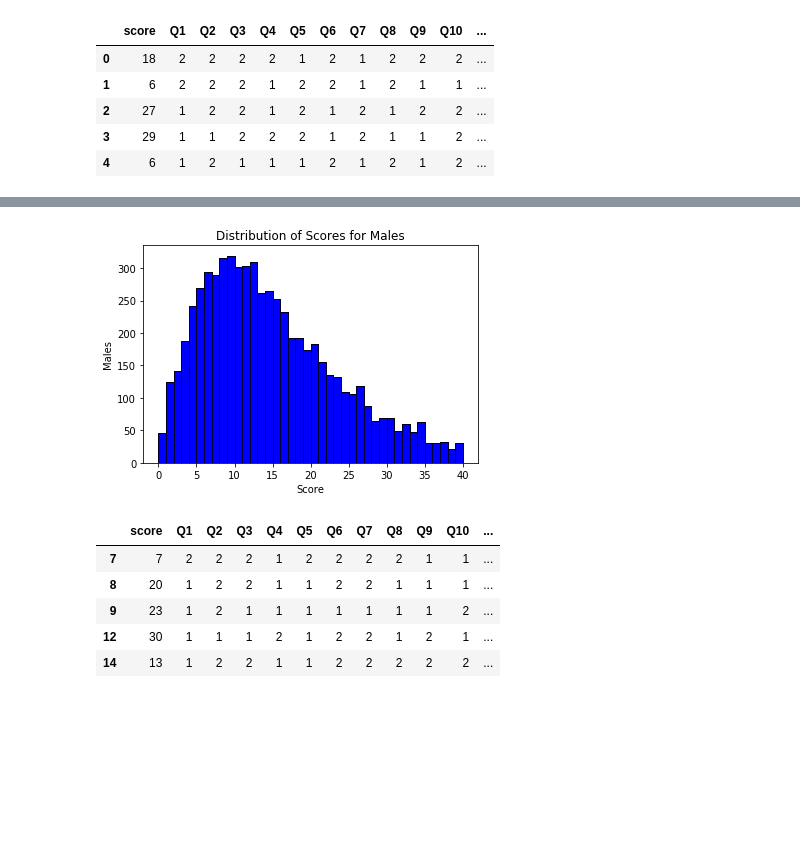
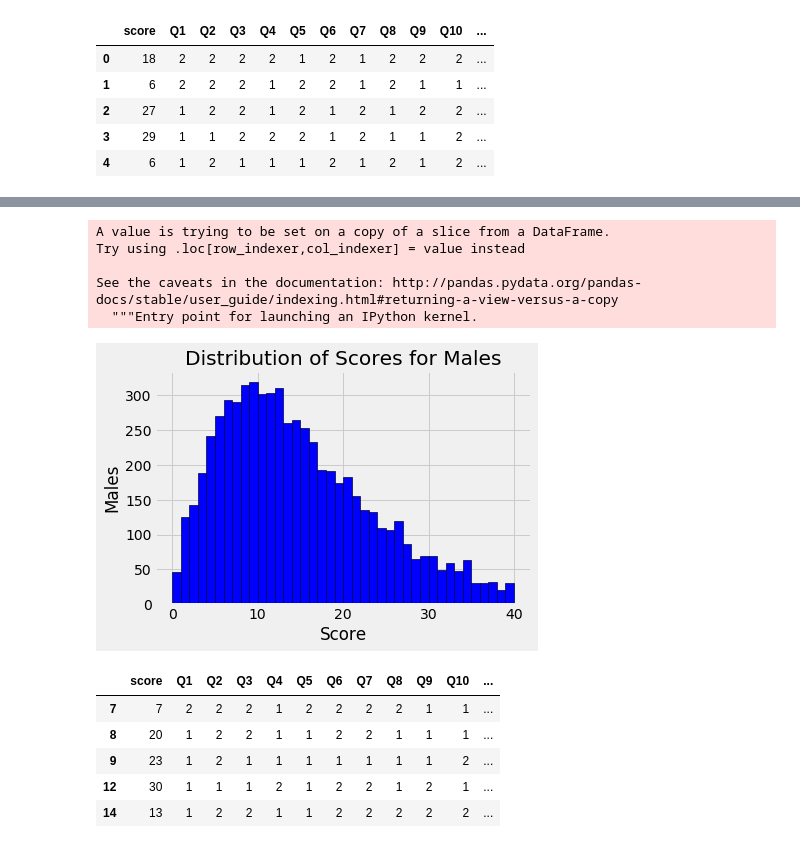
Before and after one commit to scrunts23/Unit-1-build-, a Jupyter notebook: Unit_1_Build.ipynb, the cells around one changed output, grey strips where cells are left out. Saved outputs shown, nothing was run; the diff lists cells and outputs as text; code cells hidden in the pictures; blank space fills up the shorter version.

```diff
--- a/Unit_1_Build.ipynb
+++ b/Unit_1_Build.ipynb
@@ -205,26 +194,38 @@ male.describe()
 | 50% | 13.000000 | 1.000000 | 2.000000 | 2.000000 | 1.000000 | 1.000000 | 2.000000 | 1.000000 | 1.000000 | 2.000000 | 2.000000 | ... |
 | 75% | 20.000000 | 2.000000 | 2.000000 | 2.000000 | 1.000000 | 2.000000 | 2.000000 | 2.000000 | 2.000000 | 2.000000 | 2.000000 | ... |
 | max | 40.000000 | 2.000000 | 2.000000 | 2.000000 | 2.000000 | 2.000000 | 2.000000 | 2.000000 | 2.000000 | 2.000000 | 2.000000 | ... |
+# %%
+# create score cut points in male data frame
+
+male['score_cuts'] = pd.cut(x=male['score'], bins=[0, 4, 8, 12, 16, 20, 24, 28, 32, 36, 40], labels=['0-4', '5-8', '9-12', '13-16', '17-20', '21-24', '25-28', '29-32', '33-36', '37-40'])
+# %% [output]
+A value is trying to be set on a copy of a slice from a DataFrame.
+Try using .loc[row_indexer,col_indexer] = value instead
+
+See the caveats in the documentation: http://pandas.pydata.org/pandas-docs/stable/user_guide/indexing.html#returning-a-view-versus-a-copy
+  """Entry point for launching an IPython kernel.
 # %%
 # matplotlib histogram
+
+style.use('fivethirtyeight')
 
 plt.hist(male['score'], color = 'blue', edgecolor = 'black',
          bins = 40)
 
 # seaborn histogram
 
 sns.distplot(male['score'], hist=True, kde=False,
              bins=40, color = 'blue',
              hist_kws={'edgecolor':'black'})
 
 # add labels
 plt.title('Distribution of Scores for Males')
 plt.xlabel('Score')
 plt.ylabel('Males')
 
 plt.show()
 # %% [output]
-[figure, old version]
+[figure, new version]
 # %%
 # create female gender dataframe of data
 
```
Also changed, not shown: parts of 17 cells of this notebook.
